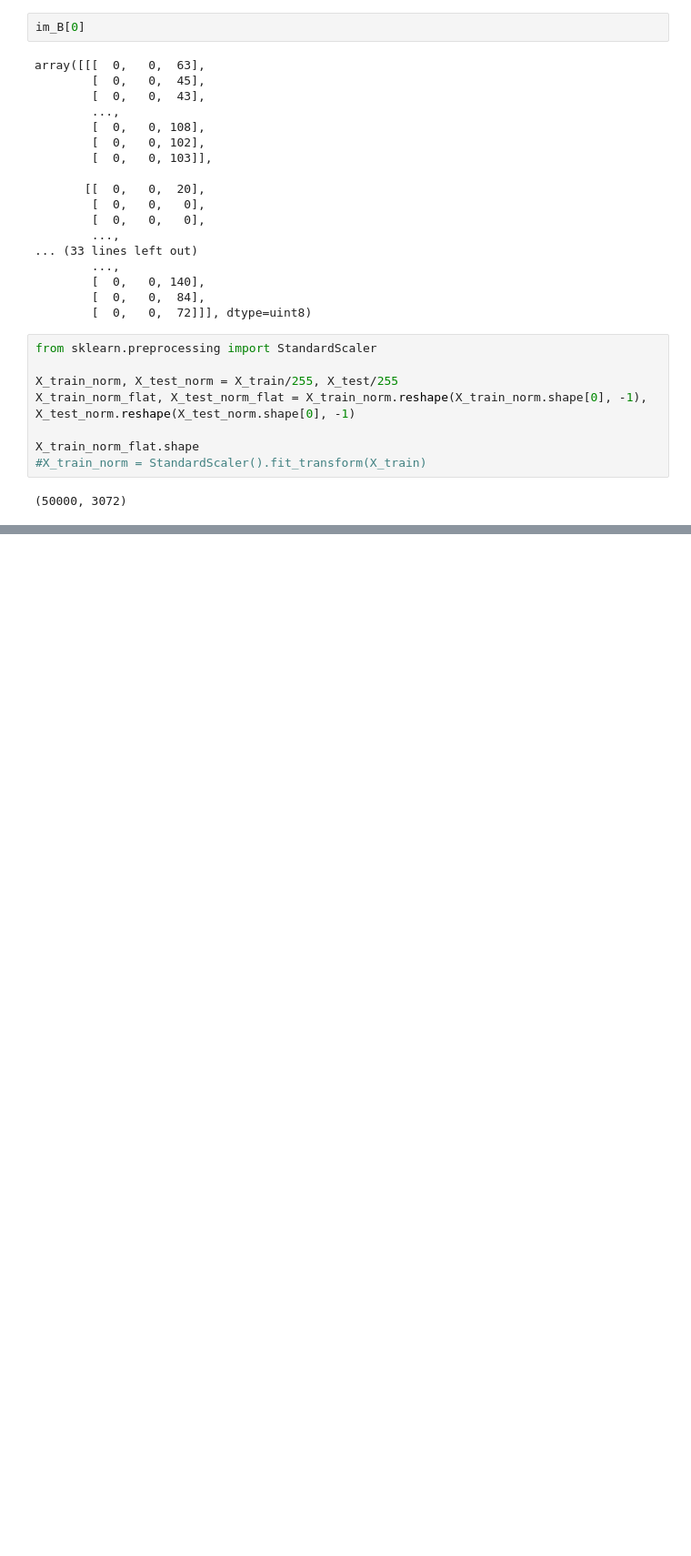
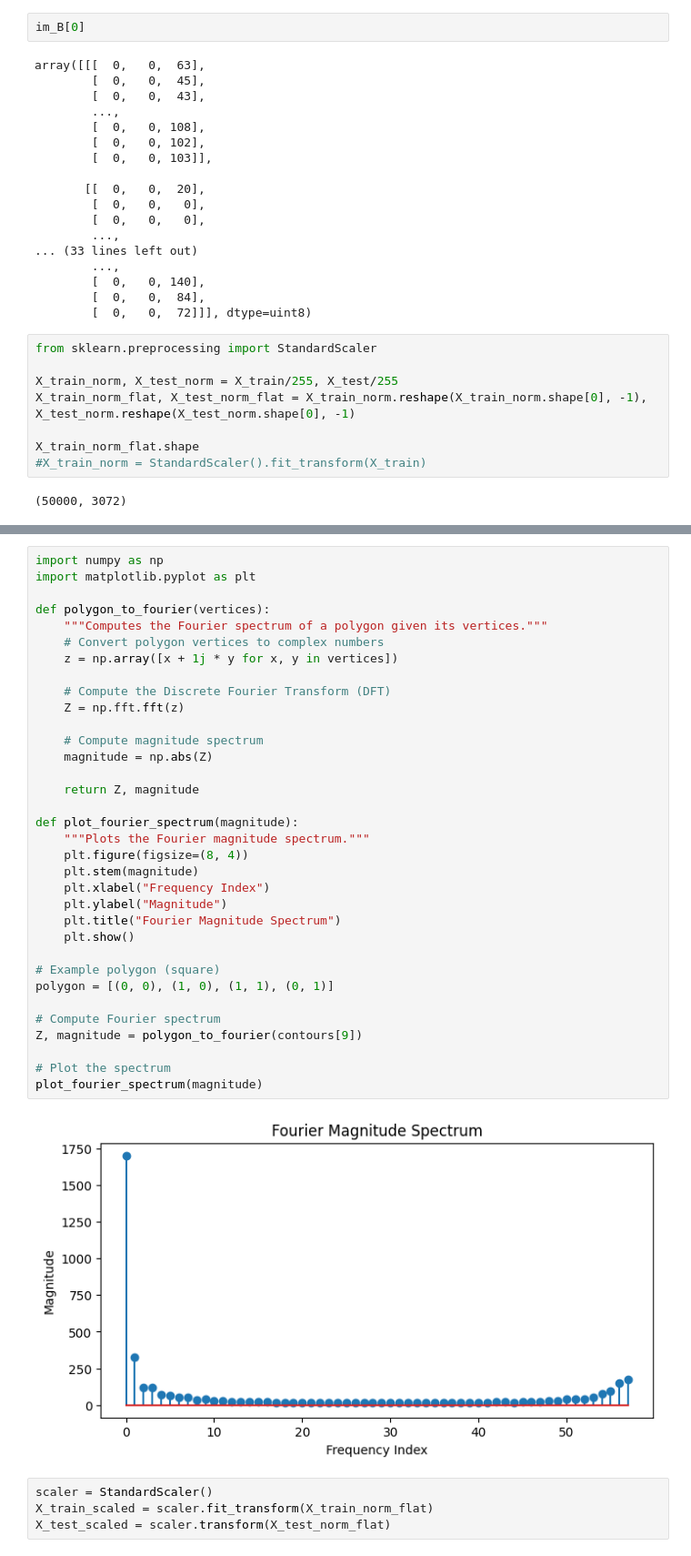
Before and after one commit to MrEwdew/DeepLearning25, a Jupyter notebook: week_1/CIFAR10-ShallowLearning.ipynb, the cells around one changed output, grey strips where cells are left out. Shown: that part at 91% size. Cells and saved outputs as stored; diff of their text form; blank space fills up the shorter version.

```diff
--- a/week_1/CIFAR10-ShallowLearning.ipynb
+++ b/week_1/CIFAR10-ShallowLearning.ipynb
@@ -204,0 +215,40 @@ contours
+# %%
+import numpy as np
+import matplotlib.pyplot as plt
+
+def polygon_to_fourier(vertices):
+    """Computes the Fourier spectrum of a polygon given its vertices."""
+    # Convert polygon vertices to complex numbers
+    z = np.array([x + 1j * y for x, y in vertices])
+
+    # Compute the Discrete Fourier Transform (DFT)
+    Z = np.fft.fft(z)
+
+    # Compute magnitude spectrum
+    magnitude = np.abs(Z)
+
+    return Z, magnitude
+
+def plot_fourier_spectrum(magnitude):
+    """Plots the Fourier magnitude spectrum."""
+    plt.figure(figsize=(8, 4))
+    plt.stem(magnitude)
+    plt.xlabel("Frequency Index")
+    plt.ylabel("Magnitude")
+    plt.title("Fourier Magnitude Spectrum")
+    plt.show()
+
+# Example polygon (square)
+polygon = [(0, 0), (1, 0), (1, 1), (0, 1)]
+
+# Compute Fourier spectrum
+Z, magnitude = polygon_to_fourier(contours[9])
+
+# Plot the spectrum
+plot_fourier_spectrum(magnitude)
+# %% [output]
+[figure, added]
+# %%
+scaler = StandardScaler()
+X_train_scaled = scaler.fit_transform(X_train_norm_flat)
+X_test_scaled = scaler.transform(X_test_norm_flat)
```
Also changed, not shown: parts of 6 cells of this notebook.
